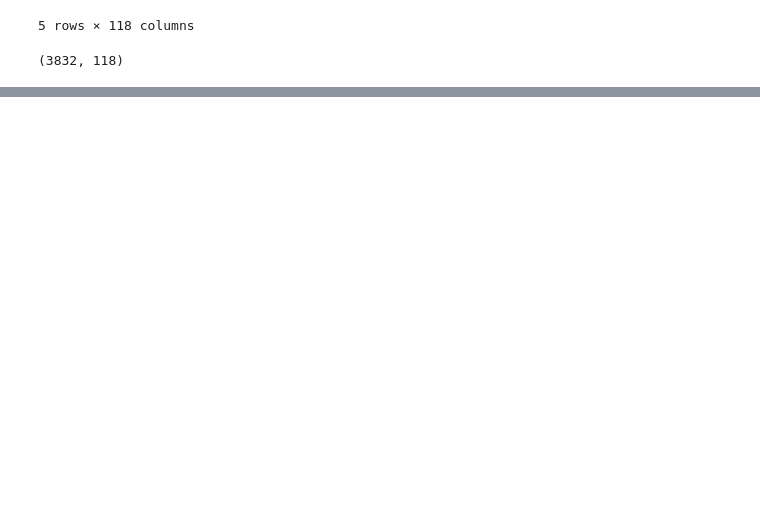
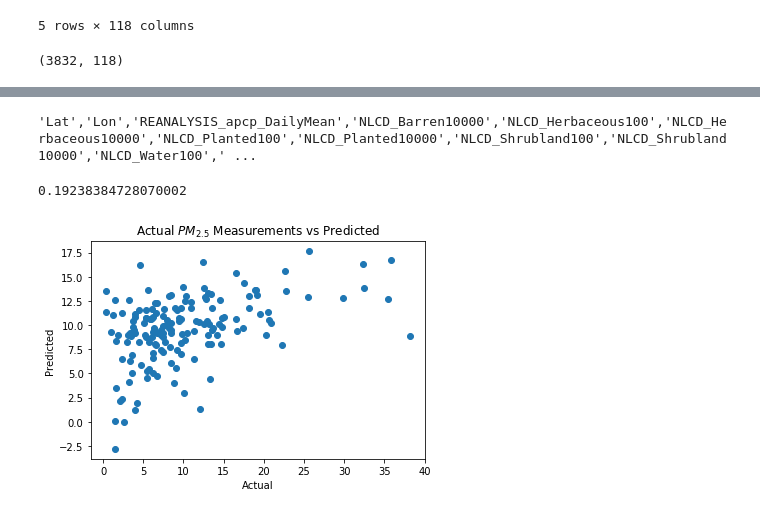
Before and after one commit to chase130101/airpred, a Jupyter notebook: eda/justin_EDA.ipynb, the cells around one changed output, grey strips where cells are left out. Cells and saved outputs as stored; diff of their text form; code cells hidden in the pictures; blank space fills up the shorter version.

```diff
--- a/eda/justin_EDA.ipynb
+++ b/eda/justin_EDA.ipynb
@@ -437,0 +507,40 @@ plt.show()
+# %%
+for a in best_params:
+    if abs(a[1]) > 1e-2:
+        print("\'{}\'".format(a[0]), end = ",")
+# %% [output]
+'Lat','Lon','REANALYSIS_apcp_DailyMean','NLCD_Barren10000','NLCD_Herbaceous100','NLCD_Herbaceous10000','NLCD_Planted100','NLCD_Planted10000','NLCD_Shrubland100','NLCD_Shrubland10000','NLCD_Water100',' ...
+# %%
+# important_predictors = ['Lat','Lon','REANALYSIS_apcp_DailyMean',
+#                 'NLCD_Barren10000','NLCD_Herbaceous100','NLCD_Herbaceous10000',
+#                 'NLCD_Planted100','NLCD_Planted10000','NLCD_Shrubland100',
+#                 'NLCD_Shrubland10000','NLCD_Water100','NLCD_Water10000',
+#                 'NLCD_Wetlands100','NLCD_Wetlands10000','REANALYSIS_hpbl_DailyMax',
+#                 'REANALYSIS_lhtfl_DailyMean','GFEDFireCarbon','Nearby_Peak2_MeanTemperature',
+#                 'month_1','month_2','month_3','month_5','month_6',
+#                 'month_7','month_8','month_9','month_10','month_11','month_12']
+
+
+important_predictors = ['Lat','Lon','USElevation_max100','NLCD_Impervious100','REANALYSIS_apcp_DailyMean',
+                'NLCD_Barren10000','NLCD_Herbaceous100','NLCD_Herbaceous10000',
+                'NLCD_Planted100','NLCD_Planted10000','NLCD_Shrubland100',
+                'NLCD_Shrubland10000','NLCD_Water100','NLCD_Water10000',
+                'NLCD_Wetlands100','NLCD_Wetlands10000','REANALYSIS_hpbl_DailyMax',
+                'REANALYSIS_lhtfl_DailyMean','GFEDFireCarbon','Nearby_Peak2_MeanTemperature',
+                'month_1','month_2','month_3','month_5','month_6',
+                'month_7','month_8','month_9','month_10','month_11','month_12']
+
+
+linreg_important = LinearRegression(fit_intercept=True, normalize = True)
+linreg_important.fit(X_train[important_predictors].as_matrix(), y_train)
+linreg_important.score(X_test[important_predictors].as_matrix(), y_test)
+# %% [output]
+0.19238384728070002
+# %%
+plt.scatter(y_test, linreg_important.predict(X_test[important_predictors].as_matrix()))
+plt.title("Actual $PM_{2.5}$ Measurements vs Predicted")
+plt.xlabel("Actual")
+plt.ylabel("Predicted")
+plt.show()
+# %% [output]
+[figure, added]
```
Also changed, not shown: parts of 23 cells of this notebook.
